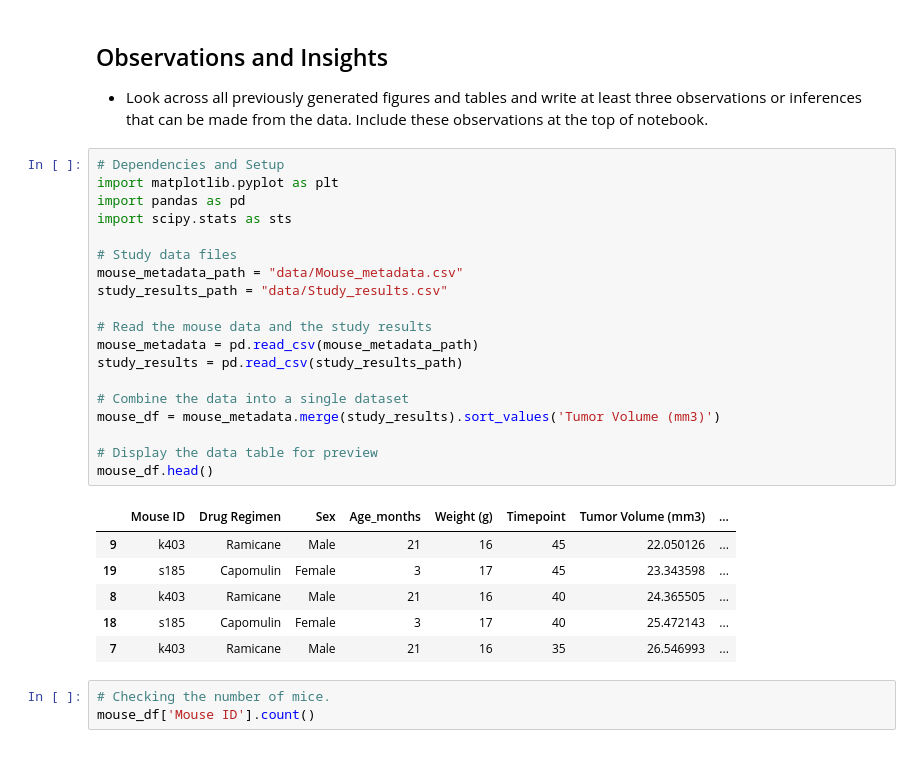
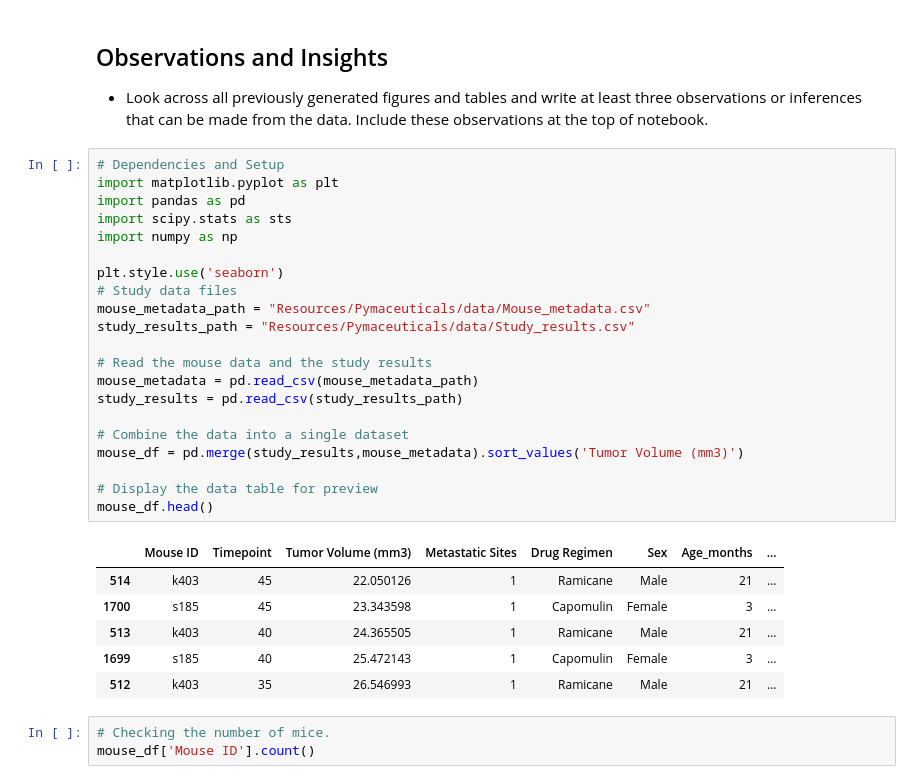
Before and after one commit to eglulu6/Matplotlib_Challenge, a Jupyter notebook: Matplotlib Homework/pymaceuticals.ipynb, the cells around one changed output. Drawn from its saved outputs; the diff is of its cells as text.

```diff
--- a/Matplotlib Homework/pymaceuticals.ipynb
+++ b/Matplotlib Homework/pymaceuticals.ipynb
@@ -5,29 +5,31 @@
 # %%
 # Dependencies and Setup
 import matplotlib.pyplot as plt
 import pandas as pd
 import scipy.stats as sts
+import numpy as np
 
+plt.style.use('seaborn')
 # Study data files
-mouse_metadata_path = "data/Mouse_metadata.csv"
-study_results_path = "data/Study_results.csv"
+mouse_metadata_path = "Resources/Pymaceuticals/data/Mouse_metadata.csv"
+study_results_path = "Resources/Pymaceuticals/data/Study_results.csv"
 
 # Read the mouse data and the study results
 mouse_metadata = pd.read_csv(mouse_metadata_path)
 study_results = pd.read_csv(study_results_path)
 
 # Combine the data into a single dataset
-mouse_df = mouse_metadata.merge(study_results).sort_values('Tumor Volume (mm3)')
+mouse_df = pd.merge(study_results,mouse_metadata).sort_values('Tumor Volume (mm3)')
 
 # Display the data table for preview
 mouse_df.head()
 # %% [output]
-|  | Mouse ID | Drug Regimen | Sex | Age_months | Weight (g) | Timepoint | Tumor Volume (mm3) | ... |
-| 9 | k403 | Ramicane | Male | 21 | 16 | 45 | 22.050126 | ... |
-| 19 | s185 | Capomulin | Female | 3 | 17 | 45 | 23.343598 | ... |
-| 8 | k403 | Ramicane | Male | 21 | 16 | 40 | 24.365505 | ... |
-| 18 | s185 | Capomulin | Female | 3 | 17 | 40 | 25.472143 | ... |
-| 7 | k403 | Ramicane | Male | 21 | 16 | 35 | 26.546993 | ... |
+|  | Mouse ID | Timepoint | Tumor Volume (mm3) | Metastatic Sites | Drug Regimen | Sex | Age_months | ... |
+| 514 | k403 | 45 | 22.050126 | 1 | Ramicane | Male | 21 | ... |
+| 1700 | s185 | 45 | 23.343598 | 1 | Capomulin | Female | 3 | ... |
+| 513 | k403 | 40 | 24.365505 | 1 | Ramicane | Male | 21 | ... |
+| 1699 | s185 | 40 | 25.472143 | 1 | Capomulin | Female | 3 | ... |
+| 512 | k403 | 35 | 26.546993 | 1 | Ramicane | Male | 21 | ... |
 # %%
 # Checking the number of mice.
 mouse_df['Mouse ID'].count()
```
Also changed, not shown: parts of 11 cells of this notebook.
